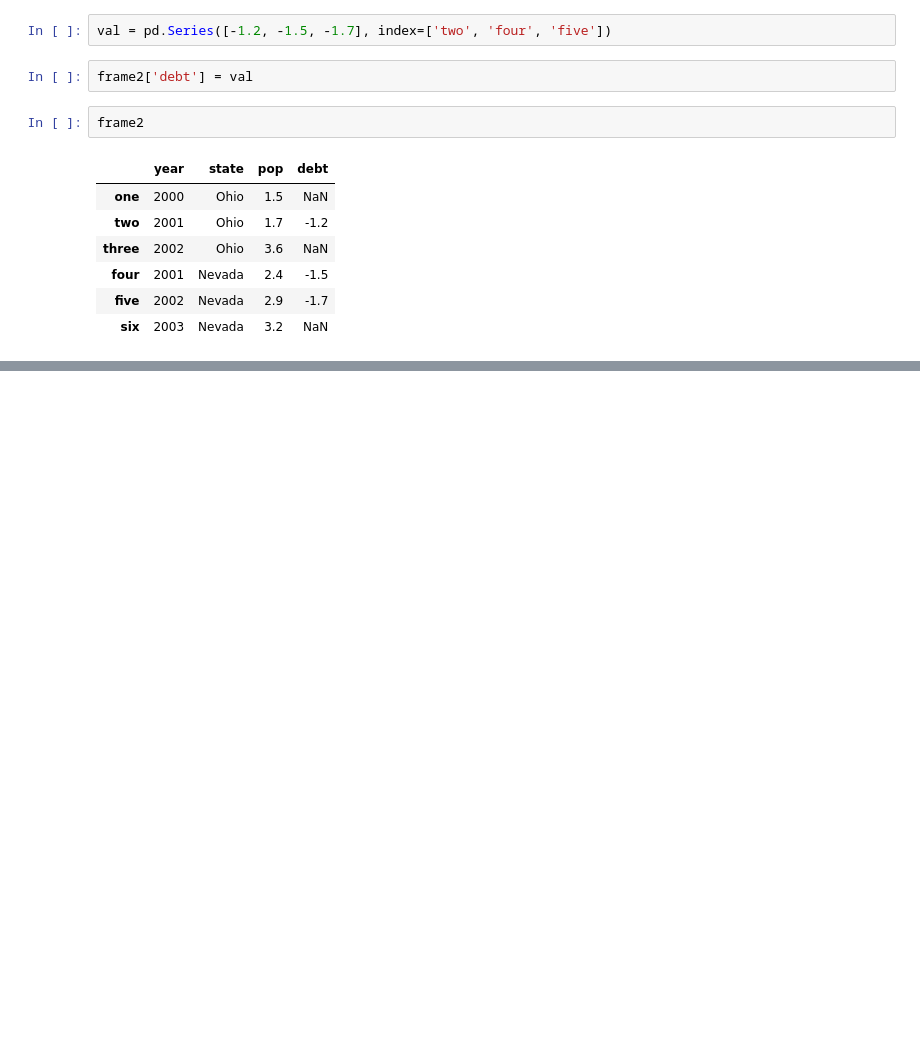
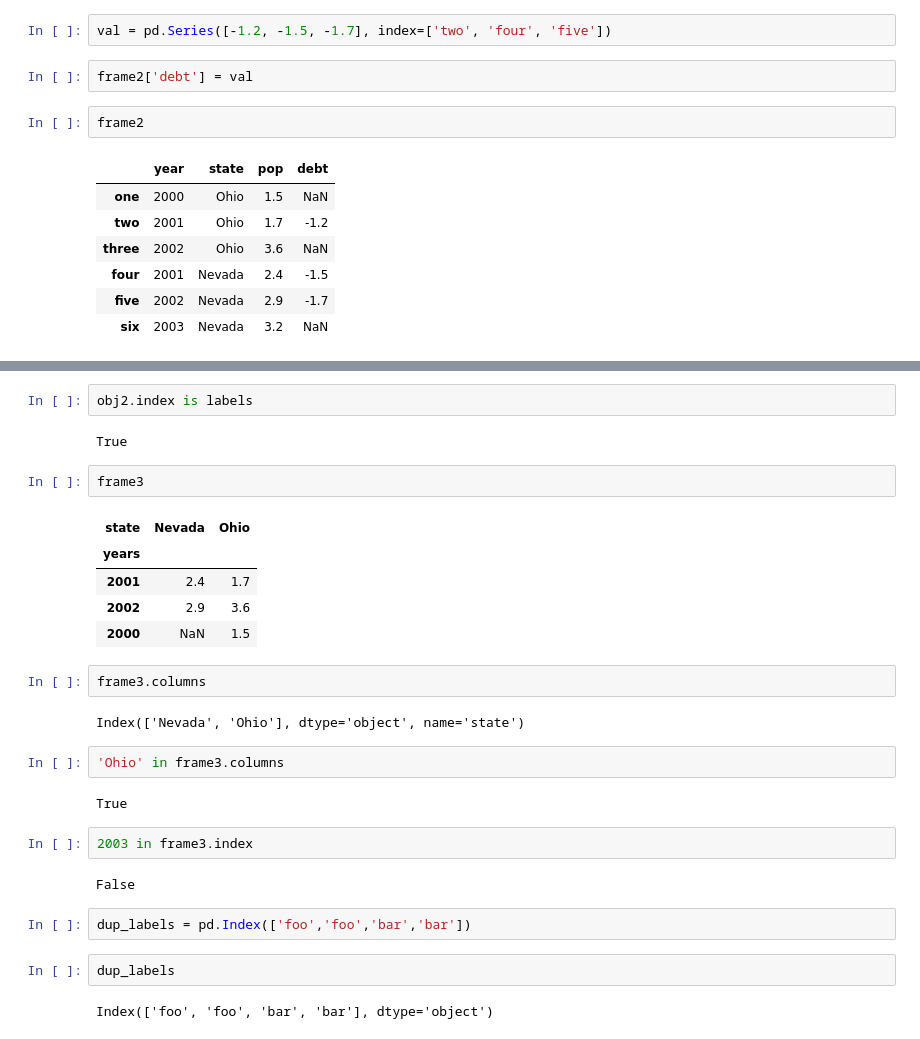
Before and after one commit to omsouravsharma/Python_for_Data_Analysis, a Jupyter notebook: Chapter 5.ipynb, the cells around one changed output, grey strips where cells are left out. Drawn from its saved outputs; the diff is of its cells as text; blank space fills up the shorter version.

```diff
--- a/Chapter 5.ipynb
+++ b/Chapter 5.ipynb
@@ -334,0 +449,30 @@ frame2
+# %%
+obj2.index is labels
+# %% [output]
+True
+# %%
+frame3
+# %% [output]
+| state | Nevada | Ohio |
+| years |  |  |
+| 2001 | 2.4 | 1.7 |
+| 2002 | 2.9 | 3.6 |
+| 2000 | NaN | 1.5 |
+# %%
+frame3.columns
+# %% [output]
+Index(['Nevada', 'Ohio'], dtype='object', name='state')
+# %%
+'Ohio' in frame3.columns
+# %% [output]
+True
+# %%
+2003 in frame3.index
+# %% [output]
+False
+# %%
+dup_labels = pd.Index(['foo','foo','bar','bar'])
+# %%
+dup_labels
+# %% [output]
+Index(['foo', 'foo', 'bar', 'bar'], dtype='object')
```
Also changed, not shown: parts of 20 cells of this notebook, 2 other files.
